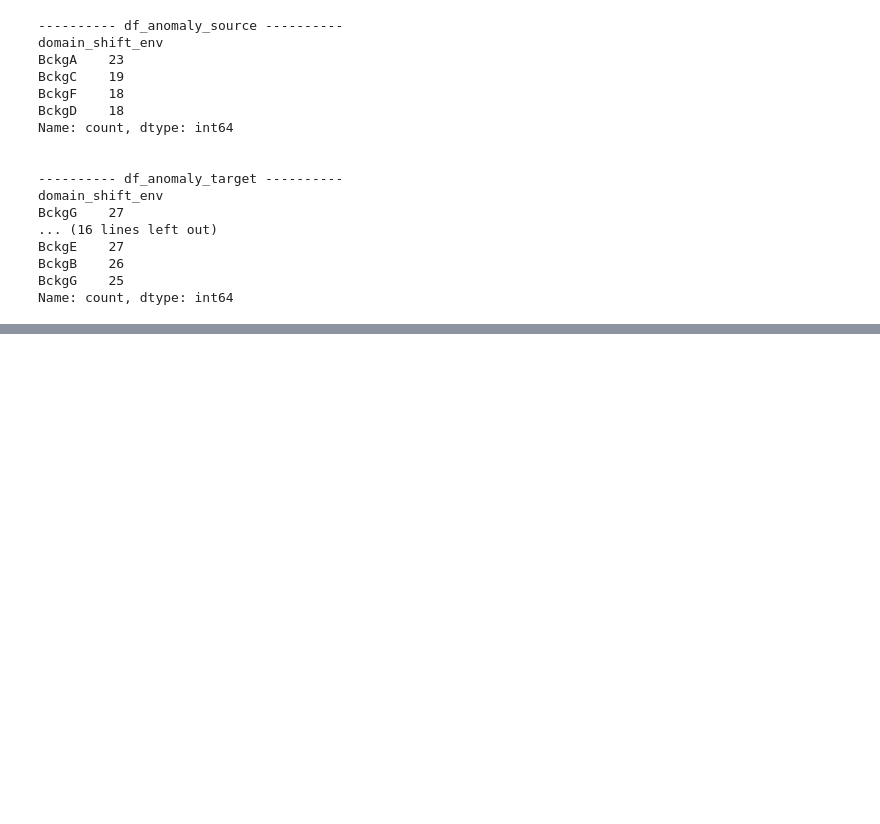
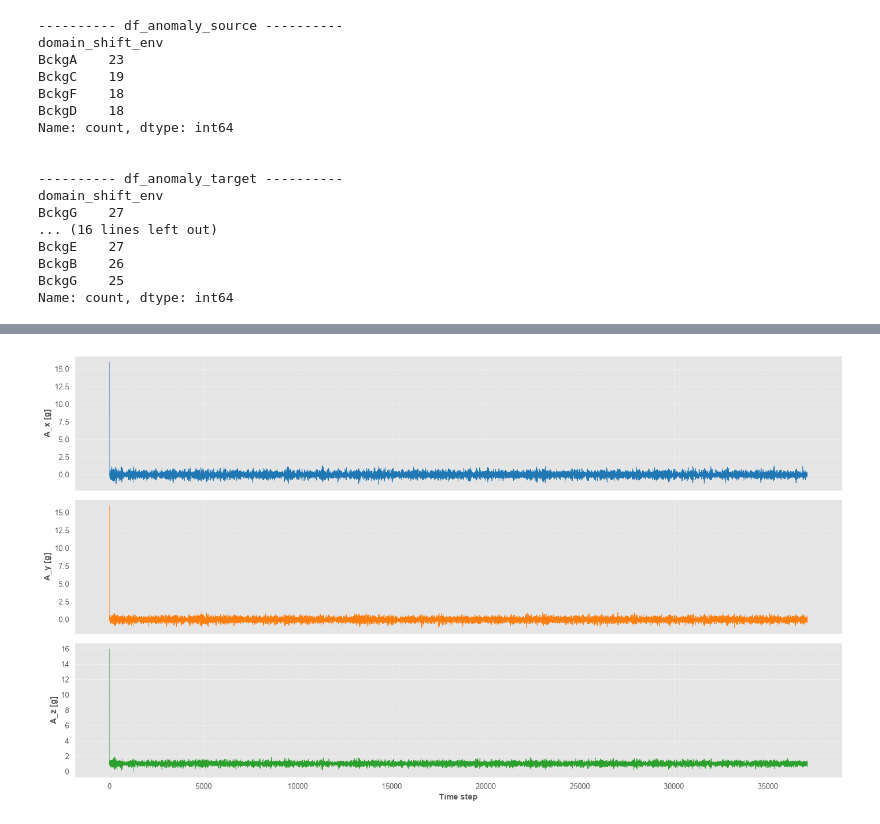
Before and after one commit to tiagomdpereira/masters-dissertation-data-science, a Jupyter notebook: notebooks/exploratory_data_analysis.ipynb, the cells around one changed output, grey strips where cells are left out. Drawn from its saved outputs; the diff is of its cells as text; code cells hidden in the pictures; blank space fills up the shorter version.

Commit message:
docs: Add exploratory data analysis notebook

```diff
--- a/notebooks/exploratory_data_analysis.ipynb
+++ b/notebooks/exploratory_data_analysis.ipynb
@@ -293,0 +395,3 @@ Name: count, dtype: int64
+# %%
+file_path = df_normal_target[(df_normal_target["anomaly_label"] == "normal") & (df_normal_target["domain_shift_op"] == "spd1400")].reset_index().loc[0, "ism330dhcx_acc"]
+ts = pd.read_parquet(ts_path + "/" + file_path)
@@ -293,0 +409,26 @@ Name: count, dtype: int64
+# %%
+def get_plot(ts, file_path_save, title):
+
+    fig, axes = plt.subplots(nrows=3, ncols=1, figsize=(14, 8), sharex=True)
+
+    axes[0].plot(ts.index, ts['A_x [g]'], color='#1f77b4', linewidth=0.5)
+    axes[0].set_ylabel('A_x [g]', fontweight='bold')
+    axes[0].grid(True, linestyle='--', alpha=0.5)
+    # axes[0].set_title(title, fontsize=12)
+
+    axes[1].plot(ts.index, ts['A_y [g]'], color='#ff7f0e', linewidth=0.5)
+    axes[1].set_ylabel('A_y [g]', fontweight='bold')
+    axes[1].grid(True, linestyle='--', alpha=0.5)
+
+    axes[2].plot(ts.index, ts['A_z [g]'], color='#2ca02c', linewidth=0.5)
+    axes[2].set_ylabel('A_z [g]', fontweight='bold')
+    axes[2].set_xlabel('Time step', fontweight='bold')
+    axes[2].grid(True, linestyle='--', alpha=0.5)
+
+    plt.tight_layout()
+
+    plt.savefig(file_path_save, format='pdf')
+    plt.show()
+# %%
+get_plot(ts, '../data/08_reporting/raw_vibration_signals.pdf', 'Raw Vibration Signal (Normal - 1400 RPM)')
+# %% [output]
@@ -293,0 +439 @@ Name: count, dtype: int64
+[figure, added]
```
Also changed, not shown: parts of 15 cells of this notebook.
